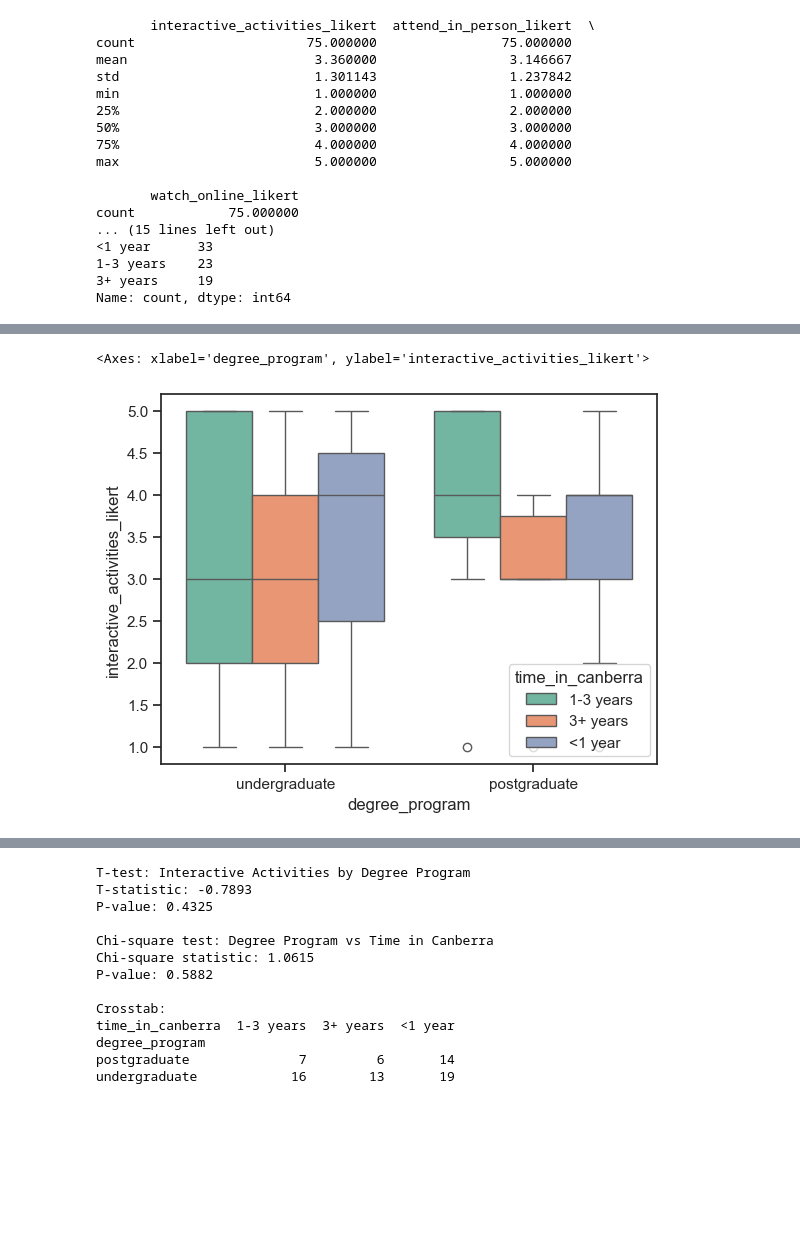
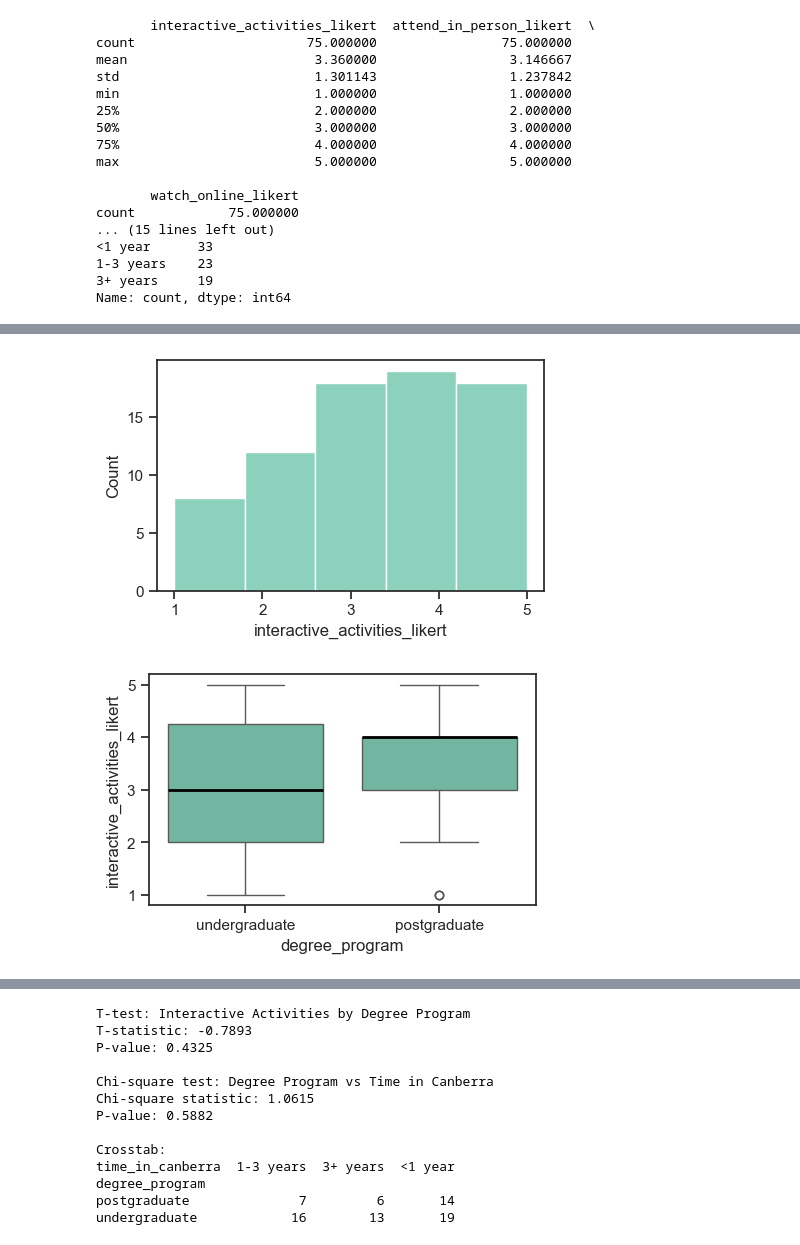
Before and after one commit to smcclab/thirty-nine-hundred-hci, a Jupyter notebook: notebooks/analyse_survey_data.ipynb, the cells around one changed output, grey strips where cells are left out. Cells and saved outputs as stored; diff of their text form; code cells hidden in the pictures; blank space fills up the shorter version.

```diff
--- a/notebooks/analyse_survey_data.ipynb
+++ b/notebooks/analyse_survey_data.ipynb
@@ -33,36 +65,3 @@ count            75.000000
 1-3 years    23
 3+ years     19
 Name: count, dtype: int64
-# %%
-# 3. plot the data
-sns.set_theme(style="ticks", palette="pastel")
-plt.figure(figsize=(15, 10))
-
-plt.subplot(2, 3, 1)
-sns.histplot(data=survey_data, x='interactive_activities_likert', bins=5)
-plt.title('Interactive Activities Distribution')
-
-plt.subplot(2, 3, 2)
-sns.histplot(data=survey_data, x='attend_in_person_likert', bins=5)
-plt.title('Attend In Person Distribution')
-
-plt.subplot(2, 3, 3)
-sns.histplot(data=survey_data, x='watch_online_likert', bins=5)
-plt.title('Watch Online Distribution')
-
-plt.subplot(2, 3, 4)
-sns.boxplot(data=survey_data, x='degree_program', y='interactive_activities_likert')
-plt.title('Interactive Activities by Degree Program')
-
-plt.subplot(2, 3, 5)
-sns.boxplot(data=survey_data, x='time_in_canberra', y='attend_in_person_likert')
-plt.title('Attend In Person by Time in Canberra')
-plt.xticks(rotation=45)
-
-plt.subplot(2, 3, 6)
-correlation_matrix = survey_data[['interactive_activities_likert', 'attend_in_person_likert', 'watch_online_likert']].corr()
-sns.heatmap(correlation_matrix, annot=True, cmap='coolwarm', center=0)
-plt.title('Likert Scale Correlations')
-
-plt.tight_layout()
-plt.show()
@@ -71,6 +68,16 @@ plt.show()
-# %%
-# nested boxplots
-sns.boxplot(data=survey_data, x='degree_program', y='interactive_activities_likert', hue='time_in_canberra', palette='Set2')
-# %% [output]
-<Axes: xlabel='degree_program', ylabel='interactive_activities_likert'>
-[figure, removed]
+# %%
+sns.set_theme(style="ticks", palette="Set2")
+plt.figure(figsize=(5, 3))
+sns.histplot(data=survey_data, x='interactive_activities_likert', bins=5)
+plt.savefig('plots/fake_data_histogram.png', bbox_inches='tight', dpi=300)
+plt.show()
+# %% [output]
+[figure, added]
+# %%
+sns.set_theme(style="ticks", palette="Set2")
+plt.figure(figsize=(5, 3))
+sns.boxplot(data=survey_data, x='degree_program', y='interactive_activities_likert', medianprops={'linewidth': 2, 'color': 'black'})
+plt.savefig('plots/fake_data_boxplot.png', bbox_inches='tight', dpi=300)
+plt.show()
+# %% [output]
+[figure, added]
```
Also changed, not shown: parts of 11 cells of this notebook, 11 other files.
